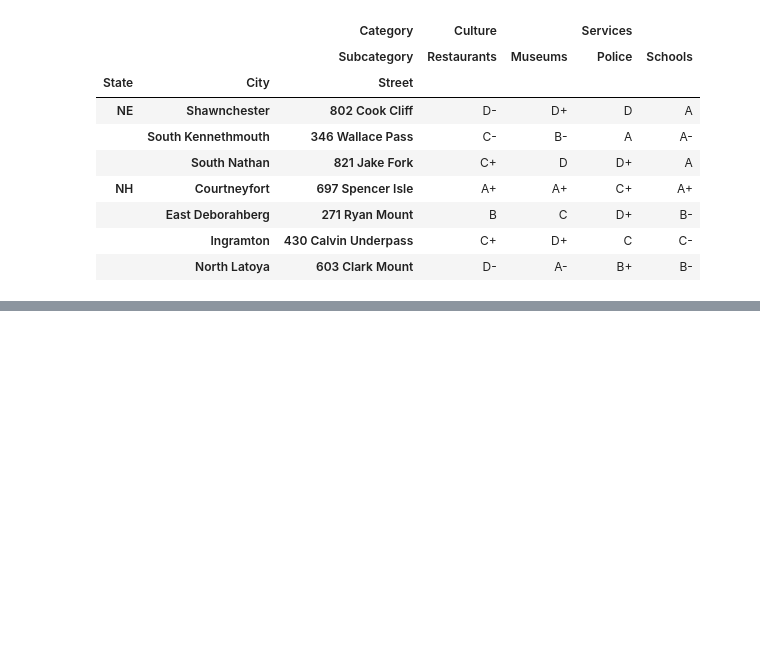
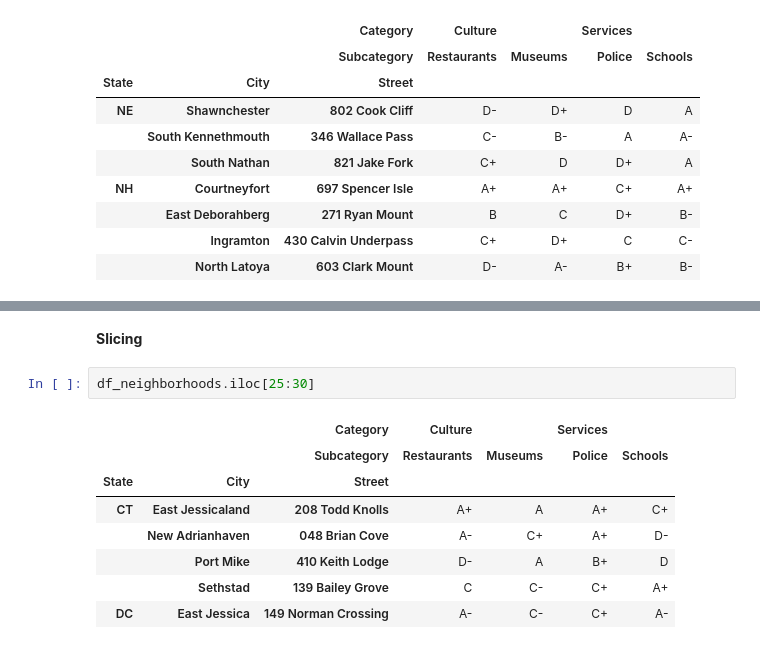
Before and after one commit to Kobzarko/PANDAS-IN-ACTION, a Jupyter notebook: Chapter 7 MultiIndex/chapter_7_multiindex.ipynb, the cells around one changed output, grey strips where cells are left out. Saved outputs shown, nothing was run; the diff lists cells and outputs as text; blank space fills up the shorter version.

Commit message:
Add Chapter 7 Extracting columns by slicing

```diff
--- a/Chapter 7 MultiIndex/chapter_7_multiindex.ipynb
+++ b/Chapter 7 MultiIndex/chapter_7_multiindex.ipynb
@@ -515,0 +543,13 @@ df_neighborhoods.loc[start:end]
+# %% [markdown]
+**Slicing**
+# %%
+df_neighborhoods.iloc[25:30]
+# %% [output]
+|  |  | Category | Culture |  | Services |  |
+|  |  | Subcategory | Restaurants | Museums | Police | Schools |
+| State | City | Street |  |  |  |  |
+| CT | East Jessicaland | 208 Todd Knolls | A+ | A | A+ | C+ |
+|  | New Adrianhaven | 048 Brian Cove | A- | C+ | A+ | D- |
+|  | Port Mike | 410 Keith Lodge | D- | A | B+ | D |
+|  | Sethstad | 139 Bailey Grove | C | C- | C+ | A+ |
+| DC | East Jessica | 149 Norman Crossing | A- | C- | C+ | A- |
```
Also changed, not shown: parts of 10 cells of this notebook.
